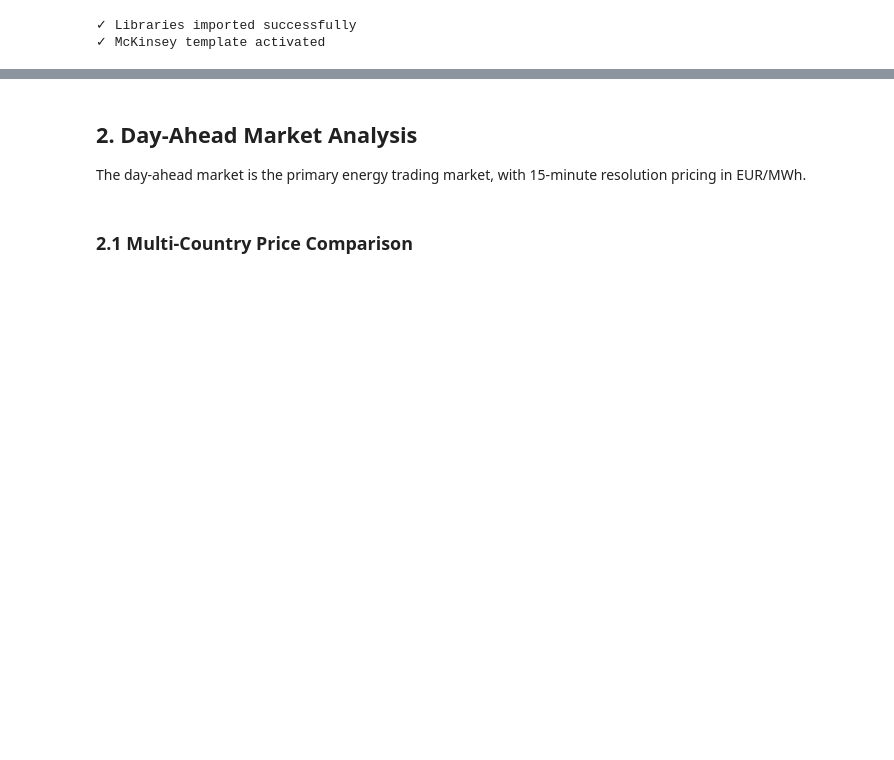
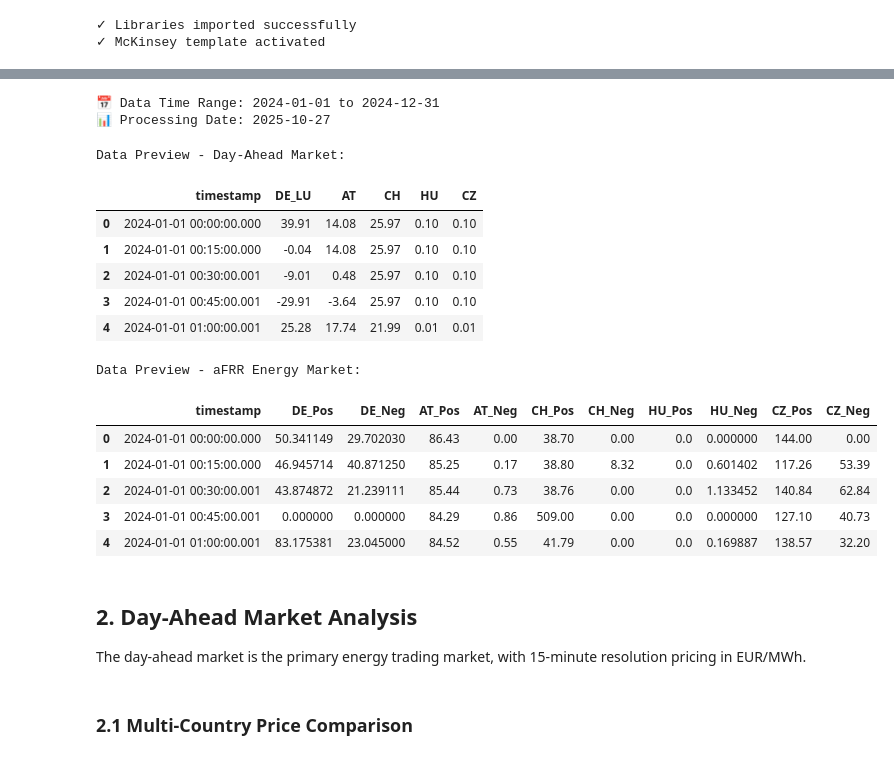
Before and after one commit to GenLI3202/TechArena2025_EMS, a Jupyter notebook: notebook/p2a_market_data.ipynb, the cells around one changed output, grey strips where cells are left out. Drawn from its saved outputs; the diff is of its cells as text; code cells hidden in the pictures; blank space fills up the shorter version.

```diff
--- a/notebook/p2a_market_data.ipynb
+++ b/notebook/p2a_market_data.ipynb
@@ -102,29 +131,36 @@ print(f"✓ McKinsey template activated")
 # %%
-# Load processed Phase 2 market data from parquet files
-data_dir = Path('data/parquet')
-
-print("Loading market data from parquet files...\n")
-
-tables = {}
-for market_file in data_dir.glob('*.parquet'):
-    market_name = market_file.stem
-    tables[market_name] = pd.read_parquet(market_file)
-    print(f"✓ {market_name:20s}: {len(tables[market_name]):,} rows x {len(tables[market_name].columns)} columns")
-
 # Load metadata
-with open('data/metadata.json', 'r') as f:
+with open(f'{parent_dir}/data/metadata.json', 'r') as f:
     import json
     metadata = json.load(f)
 
 print(f"\n📅 Data Time Range: {metadata['date_range']['start'][:10]} to {metadata['date_range']['end'][:10]}")
 print(f"📊 Processing Date: {metadata['processing_timestamp'][:10]}")
+# %% [output]
+📅 Data Time Range: 2024-01-01 to 2024-12-31
+📊 Processing Date: 2025-10-27
 # %%
 # Quick data preview
 print("Data Preview - Day-Ahead Market:\n")
-display(tables['day_ahead'].head(10))
+display(tables['day_ahead'].head(5))
 
 print("\nData Preview - aFRR Energy Market:\n")
-display(tables['afrr_energy'].head(10))
+display(tables['afrr_energy'].head(5))
+# %% [output]
+Data Preview - Day-Ahead Market:
+|  | timestamp | DE_LU | AT | CH | HU | CZ |
+| 0 | 2024-01-01 00:00:00.000 | 39.91 | 14.08 | 25.97 | 0.10 | 0.10 |
+| 1 | 2024-01-01 00:15:00.000 | -0.04 | 14.08 | 25.97 | 0.10 | 0.10 |
+| 2 | 2024-01-01 00:30:00.001 | -9.01 | 0.48 | 25.97 | 0.10 | 0.10 |
+| 3 | 2024-01-01 00:45:00.001 | -29.91 | -3.64 | 25.97 | 0.10 | 0.10 |
+| 4 | 2024-01-01 01:00:00.001 | 25.28 | 17.74 | 21.99 | 0.01 | 0.01 |
+Data Preview - aFRR Energy Market:
+|  | timestamp | DE_Pos | DE_Neg | AT_Pos | AT_Neg | CH_Pos | CH_Neg | HU_Pos | HU_Neg | CZ_Pos | CZ_Neg |
+| 0 | 2024-01-01 00:00:00.000 | 50.341149 | 29.702030 | 86.43 | 0.00 | 38.70 | 0.00 | 0.0 | 0.000000 | 144.00 | 0.00 |
+| 1 | 2024-01-01 00:15:00.000 | 46.945714 | 40.871250 | 85.25 | 0.17 | 38.80 | 8.32 | 0.0 | 0.601402 | 117.26 | 53.39 |
+| 2 | 2024-01-01 00:30:00.001 | 43.874872 | 21.239111 | 85.44 | 0.73 | 38.76 | 0.00 | 0.0 | 1.133452 | 140.84 | 62.84 |
+| 3 | 2024-01-01 00:45:00.001 | 0.000000 | 0.000000 | 84.29 | 0.86 | 509.00 | 0.00 | 0.0 | 0.000000 | 127.10 | 40.73 |
+| 4 | 2024-01-01 01:00:00.001 | 83.175381 | 23.045000 | 84.52 | 0.55 | 41.79 | 0.00 | 0.0 | 0.169887 | 138.57 | 32.20 |
 # %% [markdown]
 ## 2. Day-Ahead Market Analysis
 
```
Also changed, not shown: parts of 9 cells of this notebook, 2 other files.
